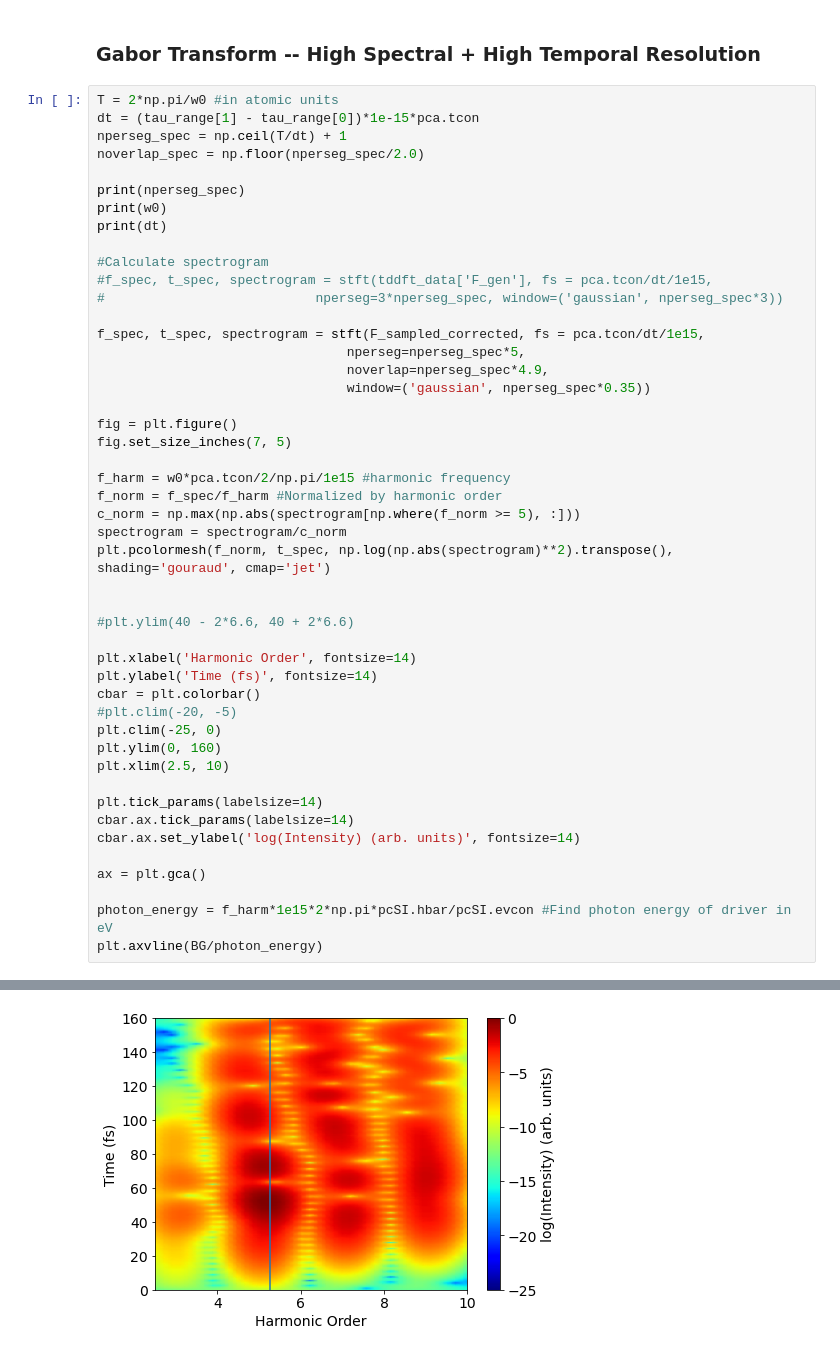
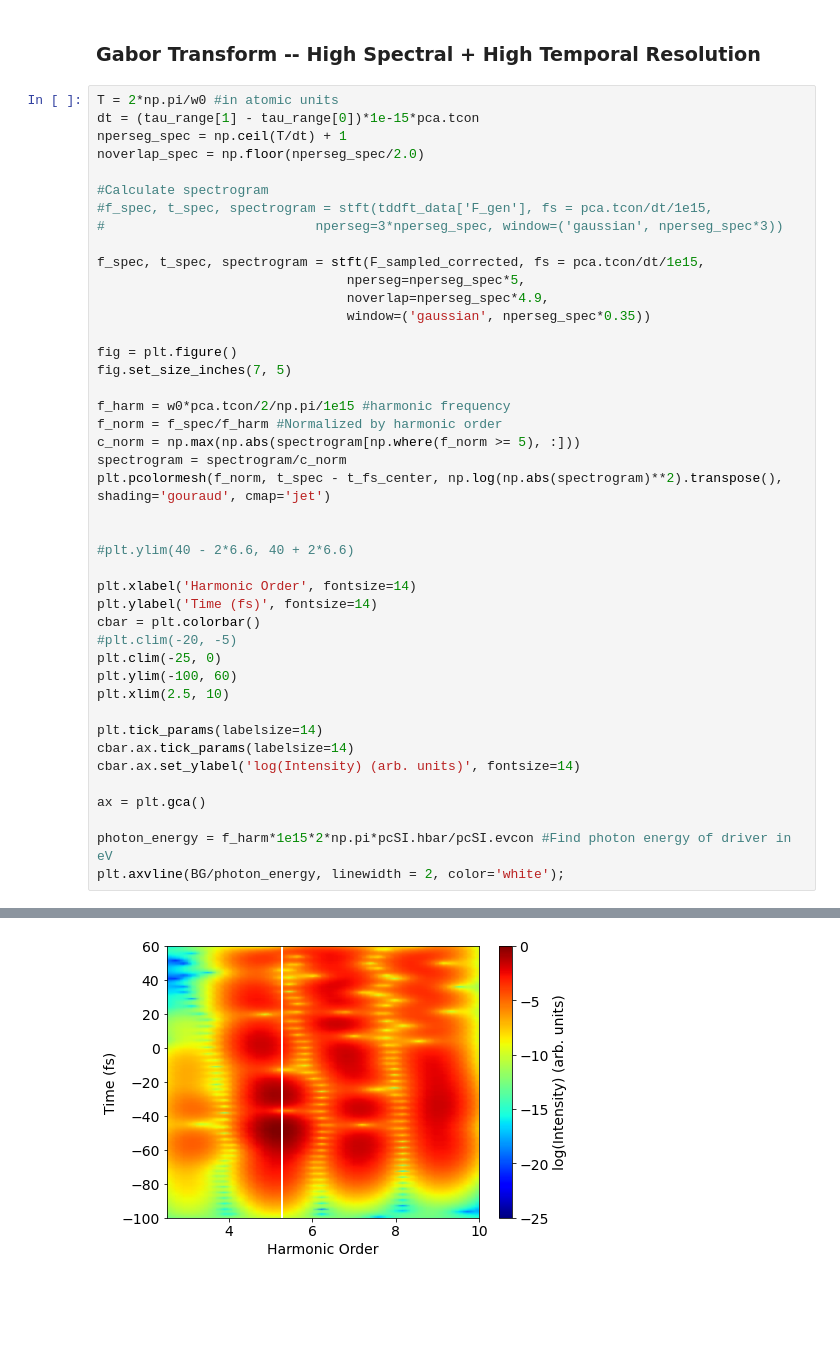
Before and after one commit to qnngroup/manu-uncovering-extreme-nonlinear-dynamics-in-solids-through-time-domain-field-analysis, a Jupyter notebook: analysis-and-plots.ipynb, the cells around one changed output, grey strips where cells are left out. Saved outputs shown, nothing was run; the diff lists cells and outputs as text; blank space fills up the shorter version.

```diff
--- a/analysis-and-plots.ipynb
+++ b/analysis-and-plots.ipynb
@@ -698,10 +698,6 @@ T = 2*np.pi/w0 #in atomic units
 dt = (tau_range[1] - tau_range[0])*1e-15*pca.tcon
 nperseg_spec = np.ceil(T/dt) + 1
 noverlap_spec = np.floor(nperseg_spec/2.0)
-
-print(nperseg_spec)
-print(w0)
-print(dt)
 
 #Calculate spectrogram
 #f_spec, t_spec, spectrogram = stft(tddft_data['F_gen'], fs = pca.tcon/dt/1e15,
@@ -719,7 +715,7 @@ f_harm = w0*pca.tcon/2/np.pi/1e15 #harmonic frequency
 f_norm = f_spec/f_harm #Normalized by harmonic order
 c_norm = np.max(np.abs(spectrogram[np.where(f_norm >= 5), :]))
 spectrogram = spectrogram/c_norm
-plt.pcolormesh(f_norm, t_spec, np.log(np.abs(spectrogram)**2).transpose(), shading='gouraud', cmap='jet')
+plt.pcolormesh(f_norm, t_spec - t_fs_center, np.log(np.abs(spectrogram)**2).transpose(), shading='gouraud', cmap='jet')
 
 
 #plt.ylim(40 - 2*6.6, 40 + 2*6.6)
@@ -729,7 +725,7 @@ plt.ylabel('Time (fs)', fontsize=14)
 cbar = plt.colorbar()
 #plt.clim(-20, -5)
 plt.clim(-25, 0)
-plt.ylim(0, 160)
+plt.ylim(-100, 60)
 plt.xlim(2.5, 10)
 
 plt.tick_params(labelsize=14)
@@ -739,5 +735,5 @@ cbar.ax.set_ylabel('log(Intensity) (arb. units)', fontsize=14)
 ax = plt.gca()
 
 photon_energy = f_harm*1e15*2*np.pi*pcSI.hbar/pcSI.evcon #Find photon energy of driver in eV
-plt.axvline(BG/photon_energy)
+plt.axvline(BG/photon_energy, linewidth = 2, color='white');
 # %% [output]
@@ -748,4 +741,4 @@ plt.axvline(BG/photon_energy)
-[figure, old version]
+[figure, new version]
 # %%
 T = 2*np.pi/w0 #in atomic units
 dt = t[1] - t[0]
```
Also changed, not shown: parts of 2 cells of this notebook, 2 other files.
